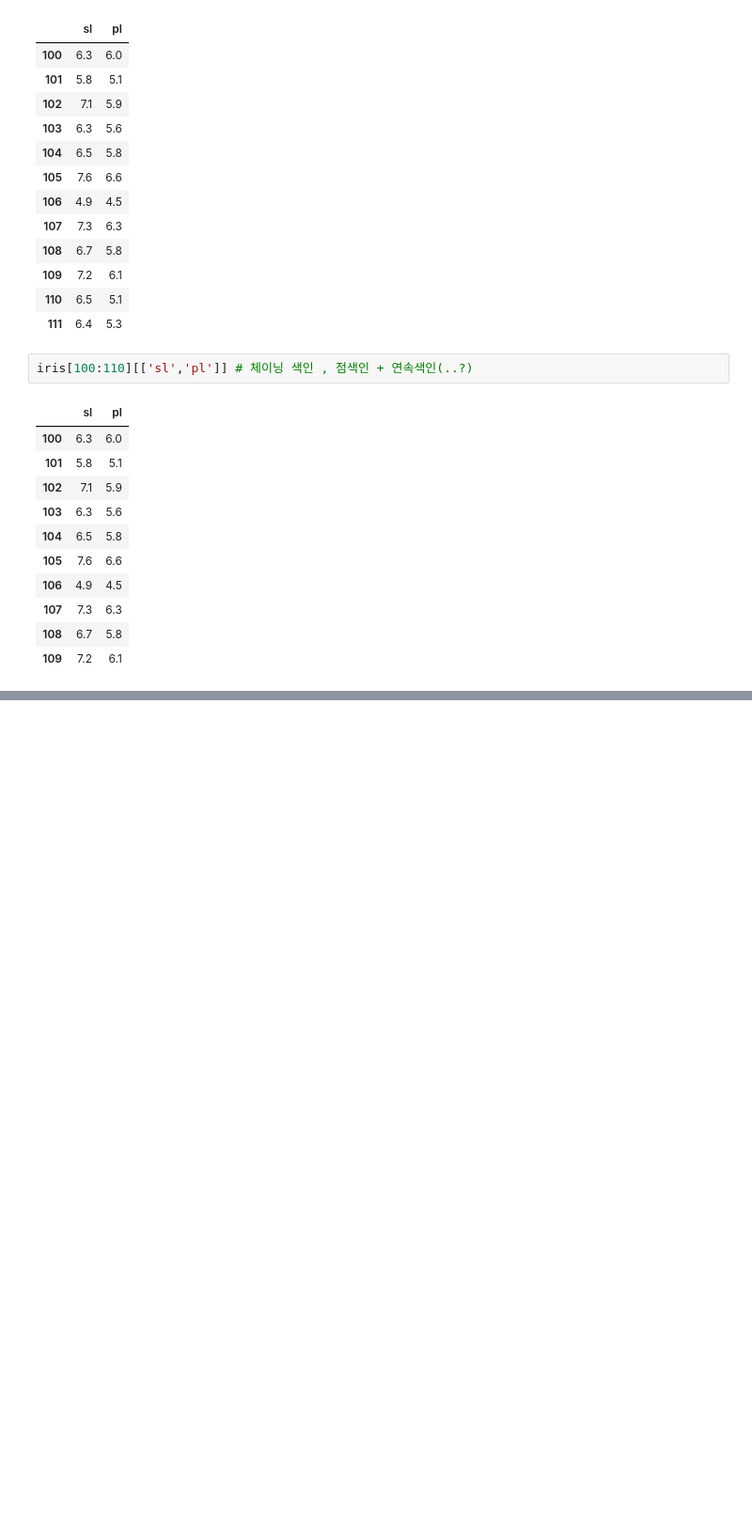
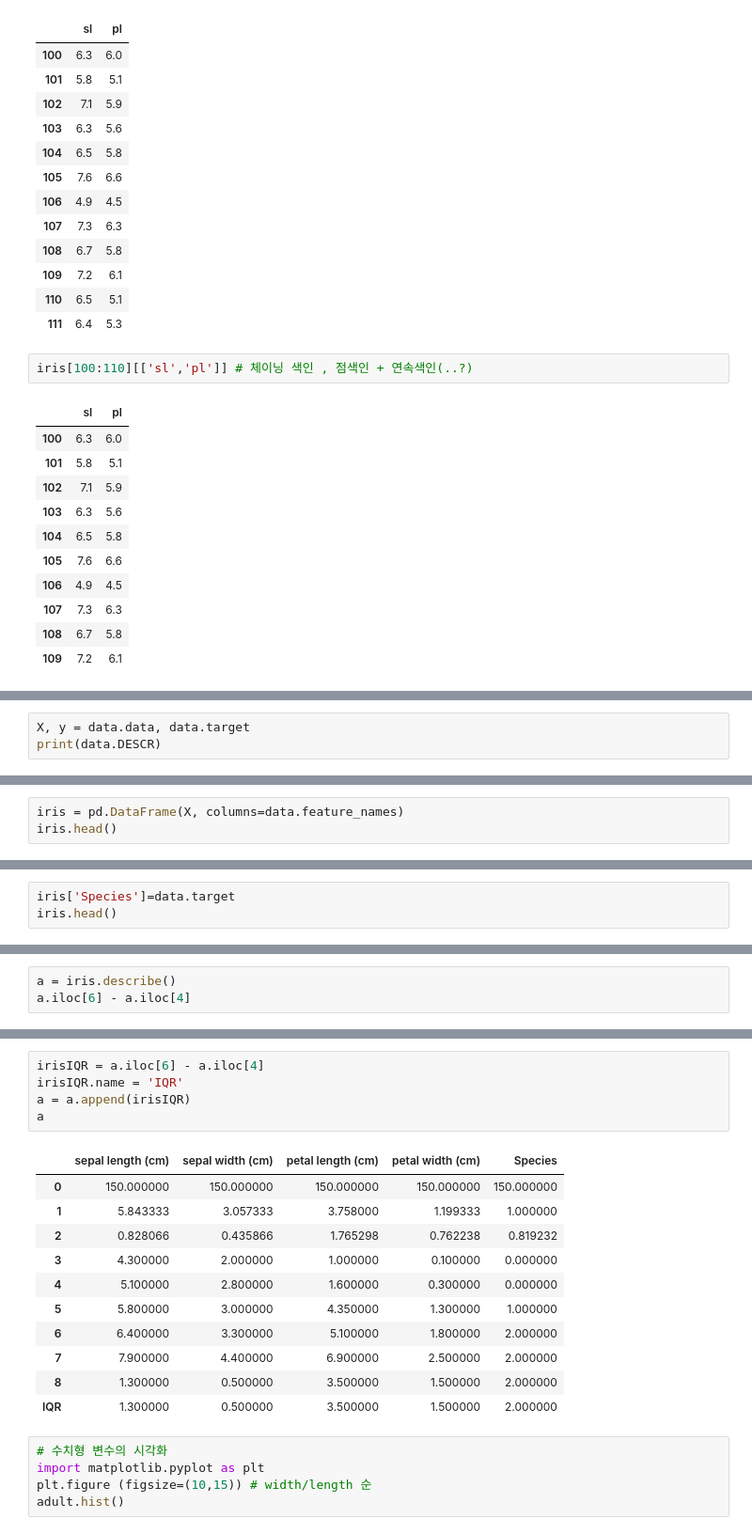
Before and after one commit to Soeui-lee/Data-Analysis-2021.11, a Jupyter notebook: 01.Numpy/03.연습.ipynb, the cells around one changed output, grey strips where cells are left out. Shown at 94% size. Cells and saved outputs as stored; diff of their text form; blank space fills up the shorter version.

```diff
--- a/01.Numpy/03.연습.ipynb
+++ b/01.Numpy/03.연습.ipynb
@@ -205,0 +285,3 @@ iris[100:110][['sl','pl']] # 체이닝 색인 , 점색인 + 연속색인(..?)
+# %%
+X, y = data.data, data.target
+print(data.DESCR)
@@ -205,0 +306,3 @@ iris[100:110][['sl','pl']] # 체이닝 색인 , 점색인 + 연속색인(..?)
+# %%
+iris = pd.DataFrame(X, columns=data.feature_names)
+iris.head()
@@ -205,0 +371,3 @@ iris[100:110][['sl','pl']] # 체이닝 색인 , 점색인 + 연속색인(..?)
+# %%
+iris['Species']=data.target
+iris.head()
@@ -205,0 +419,3 @@ iris[100:110][['sl','pl']] # 체이닝 색인 , 점색인 + 연속색인(..?)
+# %%
+a = iris.describe()
+a.iloc[6] - a.iloc[4]
@@ -205,0 +452,22 @@ iris[100:110][['sl','pl']] # 체이닝 색인 , 점색인 + 연속색인(..?)
+# %%
+irisIQR = a.iloc[6] - a.iloc[4]
+irisIQR.name = 'IQR'
+a = a.append(irisIQR)
+a
+# %% [output]
+|  | sepal length (cm) | sepal width (cm) | petal length (cm) | petal width (cm) | Species |
+| 0 | 150.000000 | 150.000000 | 150.000000 | 150.000000 | 150.000000 |
+| 1 | 5.843333 | 3.057333 | 3.758000 | 1.199333 | 1.000000 |
+| 2 | 0.828066 | 0.435866 | 1.765298 | 0.762238 | 0.819232 |
+| 3 | 4.300000 | 2.000000 | 1.000000 | 0.100000 | 0.000000 |
+| 4 | 5.100000 | 2.800000 | 1.600000 | 0.300000 | 0.000000 |
+| 5 | 5.800000 | 3.000000 | 4.350000 | 1.300000 | 1.000000 |
+| 6 | 6.400000 | 3.300000 | 5.100000 | 1.800000 | 2.000000 |
+| 7 | 7.900000 | 4.400000 | 6.900000 | 2.500000 | 2.000000 |
+| 8 | 1.300000 | 0.500000 | 3.500000 | 1.500000 | 2.000000 |
+| IQR | 1.300000 | 0.500000 | 3.500000 | 1.500000 | 2.000000 |
+# %%
+# 수치형 변수의 시각화
+import matplotlib.pyplot as plt
+plt.figure (figsize=(10,15)) # width/length 순
+adult.hist()
```
Also changed, not shown: parts of 38 cells of this notebook.
